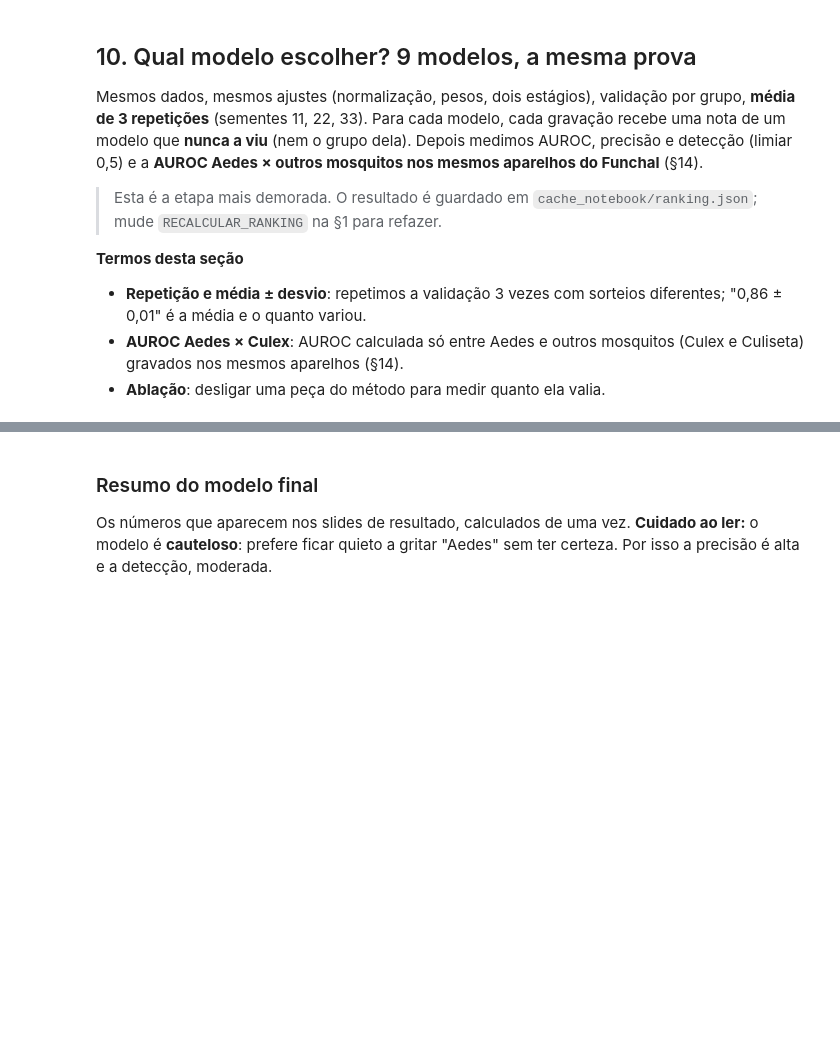
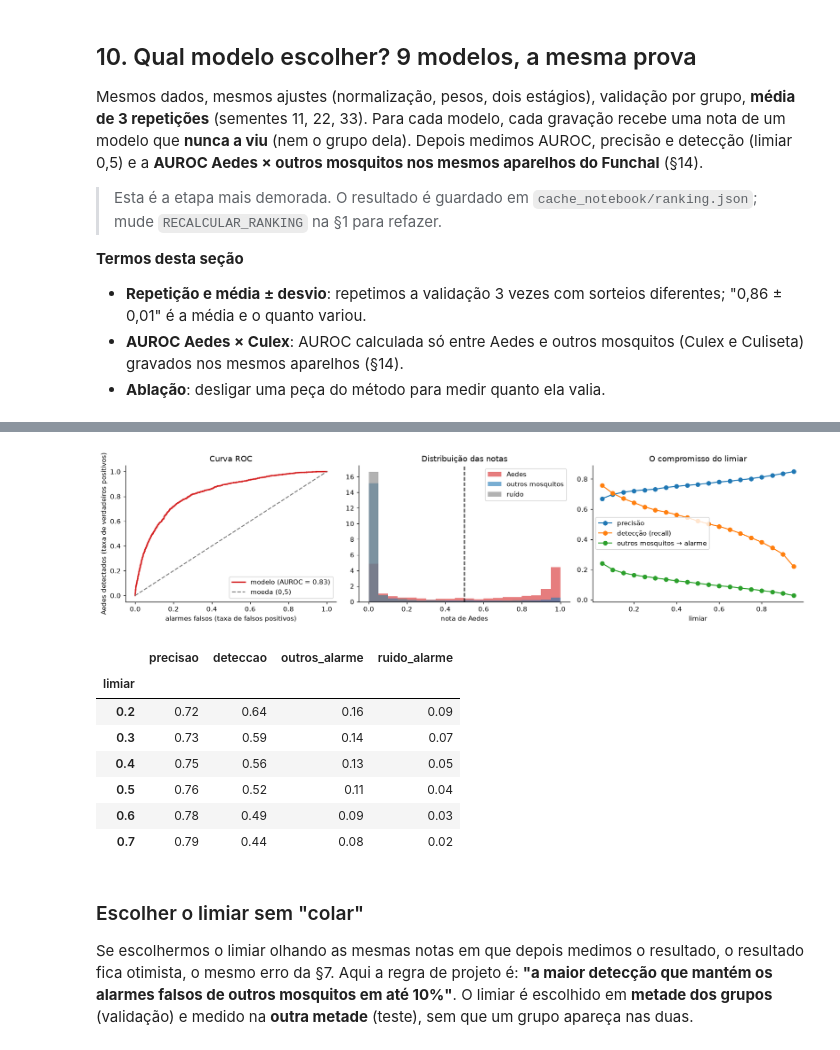
Before and after one commit to Lciarallo/mosquito-wingbeat, a Jupyter notebook: notebooks/detector_ternario_treinamento_teste_aplicacao.ipynb, the cells around one changed output, grey strips where cells are left out. Saved outputs shown, nothing was run; the diff lists cells and outputs as text; code cells hidden in the pictures; blank space fills up the shorter version.

```diff
--- a/notebooks/detector_ternario_treinamento_teste_aplicacao.ipynb
+++ b/notebooks/detector_ternario_treinamento_teste_aplicacao.ipynb
@@ -978,17 +1074,32 @@ Se escolhermos o limiar olhando as mesmas notas em que depois medimos o resultad
 # %%
-def escolher_limiar(nota, yy, max_alarme_outros=0.10):
-    """Menor limiar (= maior detecção) que respeita o limite de alarmes falsos entre outros mosquitos."""
-    candidatos = np.round(np.arange(.05, .96, .01), 2)
-    validos = [t for t in candidatos if (nota[yy == 1] > t).mean() <= max_alarme_outros]
-    return float(min(validos)) if validos else 0.95
+fpr, tpr, _ = roc_curve(ae, pa)
+fig, ax = plt.subplots(1, 3, figsize=(15, 3.8))
+ax[0].plot(fpr, tpr, color='tab:red', lw=2, label=f'modelo (AUROC = {roc_auc_score(ae, pa):.2f})'); ax[0].plot([0, 1], [0, 1], '--', color='gray', label='moeda (0,5)')
+ax[0].set_xlabel('alarmes falsos (taxa de falsos positivos)'); ax[0].set_ylabel('Aedes detectados (taxa de verdadeiros positivos)'); ax[0].legend(); ax[0].set_title('Curva ROC')
 
-val, tst = next(StratifiedGroupKFold(2, shuffle=True, random_state=5).split(Xn[idx_all], yt, grupo[idx_all]))
-t_val = escolher_limiar(pa[val], yt[val])
-print(f'limiar escolhido na metade de validação: {t_val:.2f}  (a regra fixa era {LIMIAR})')
-for nome, t in [('limiar fixo 0,5', LIMIAR), (f'limiar escolhido {t_val:.2f}', t_val)]:
-    m = metricas(yt[tst], pa[tst], t); print(f'{nome:24s} na metade de teste: detecção {m["deteccao"]:.0%} | precisão {m["precisao"]:.0%} | outros→alarme {m["outros_alarme"]:.0%}')
+bins = np.linspace(0, 1, 21)
+ax[1].hist(pa[ae], bins, alpha=.6, color='tab:red', label='Aedes', density=True); ax[1].hist(pa[yt == 1], bins, alpha=.6, color='tab:blue', label='outros mosquitos', density=True)
+ax[1].hist(pa[yt == 0], bins, alpha=.6, color='gray', label='ruído', density=True)
+ax[1].axvline(LIMIAR, color='k', ls='--'); ax[1].set_xlabel('nota de Aedes'); ax[1].legend(); ax[1].set_title('Distribuição das notas')
+
+ts = np.round(np.arange(.05, .96, .05), 2)
+linhas = [dict(limiar=t, **metricas(yt, pa, t)) for t in ts]
+ax[2].plot(ts, [l['precisao'] for l in linhas], 'o-', label='precisão'); ax[2].plot(ts, [l['deteccao'] for l in linhas], 'o-', label='detecção (recall)')
+ax[2].plot(ts, [l['outros_alarme'] for l in linhas], 'o-', label='outros mosquitos → alarme'); ax[2].set_xlabel('limiar'); ax[2].legend(); ax[2].set_title('O compromisso do limiar')
+plt.tight_layout(); plt.show()
+tab_limiar = pd.DataFrame(linhas).set_index('limiar').loc[[.2, .3, .4, .5, .6, .7]].round(2); display(tab_limiar[['precisao', 'deteccao', 'outros_alarme', 'ruido_alarme']])
+# %% [output]
+[figure, added]
+|  | precisao | deteccao | outros_alarme | ruido_alarme |
+| limiar |  |  |  |  |
+| 0.2 | 0.72 | 0.64 | 0.16 | 0.09 |
+| 0.3 | 0.73 | 0.59 | 0.14 | 0.07 |
+| 0.4 | 0.75 | 0.56 | 0.13 | 0.05 |
+| 0.5 | 0.76 | 0.52 | 0.11 | 0.04 |
+| 0.6 | 0.78 | 0.49 | 0.09 | 0.03 |
+| 0.7 | 0.79 | 0.44 | 0.08 | 0.02 |
 # %% [markdown]
-### Resumo do modelo final
+### Escolher o limiar sem "colar"
 
-Os números que aparecem nos slides de resultado, calculados de uma vez. **Cuidado ao ler:** o modelo é **cauteloso**: prefere ficar quieto a gritar "Aedes" sem ter certeza. Por isso a precisão é alta e a detecção, moderada.
+Se escolhermos o limiar olhando as mesmas notas em que depois medimos o resultado, o resultado fica otimista, o mesmo erro da §7. Aqui a regra de projeto é: **"a maior detecção que mantém os alarmes falsos de outros mosquitos em até 10%"**. O limiar é escolhido em **metade dos grupos** (validação) e medido na **outra metade** (teste), sem que um grupo apareça nas duas.
 # %%
```
Also changed, not shown: parts of 62 cells of this notebook, 4 other files.
